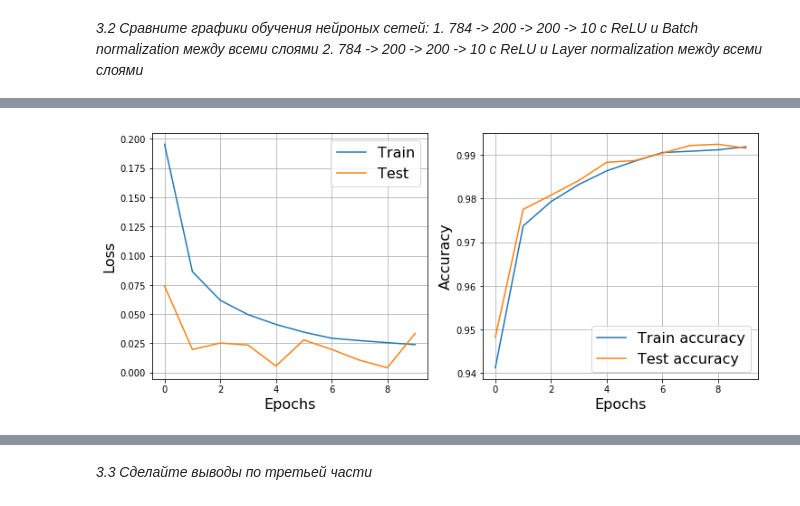
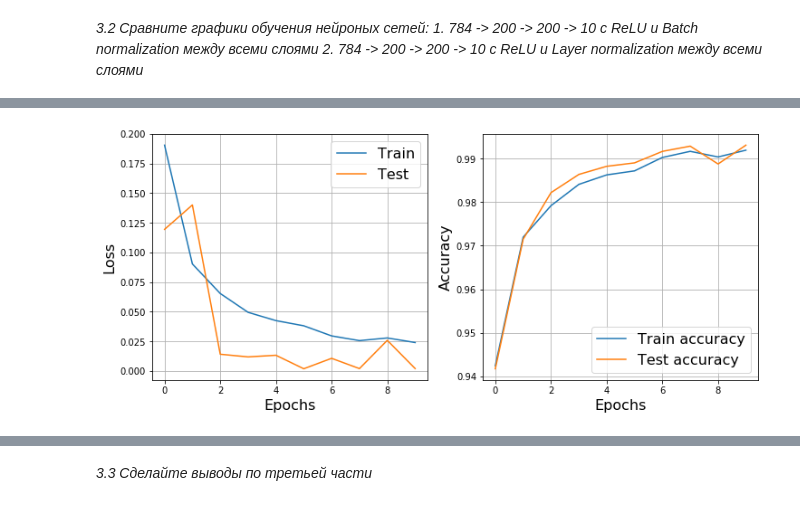
Before and after one commit to PodoprikhinMaxim/neural_networks, a Jupyter notebook: hw_Practice_task_5_Speedup.ipynb, the cells around one changed output, grey strips where cells are left out. Cells and saved outputs as stored; diff of their text form; code cells hidden in the pictures.

```diff
--- a/hw_Practice_task_5_Speedup.ipynb
+++ b/hw_Practice_task_5_Speedup.ipynb
@@ -443,10 +515,10 @@ def train_other(network, epochs, learning_rate, loss=nn.NLLLoss(), optim=torch.o
     plt.show()
 # %%
 network = nn.Sequential(nn.Linear(28*28, 200),
-                        nn.BatchNorm1d(num_features=200),
+                        nn.BatchNorm1d(num_features=200, track_running_stats = False),
                         nn.ReLU(),
                         nn.Linear(200, 200),
-                        nn.BatchNorm1d(num_features=200),
+                        nn.BatchNorm1d(num_features=200, track_running_stats = False),
                         nn.ReLU(),
                         nn.Linear(200, 10),
                         nn.LogSoftmax())
@@ -457,4 +529,4 @@ Epoch 9... (Train/Test) NLL: 0.024/0.033        Accuracy: 0.992/0.992
-[figure, old version]
+[figure, new version]
 # %%
 network = nn.Sequential(nn.Linear(28*28, 200),
                         LayerNormalization(),
```
Also changed, not shown: parts of 18 cells of this notebook.
